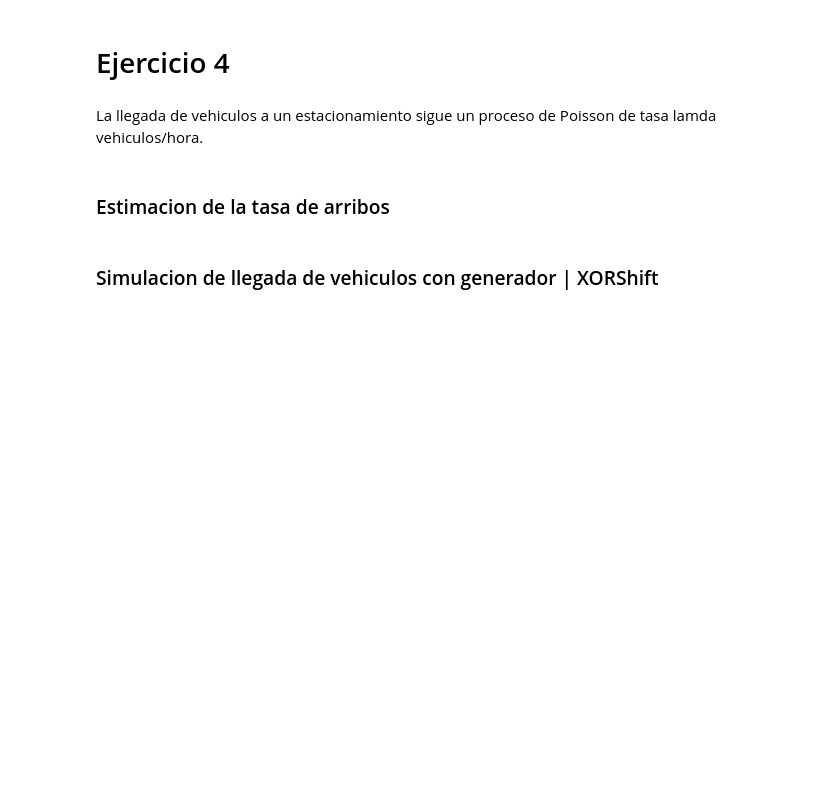
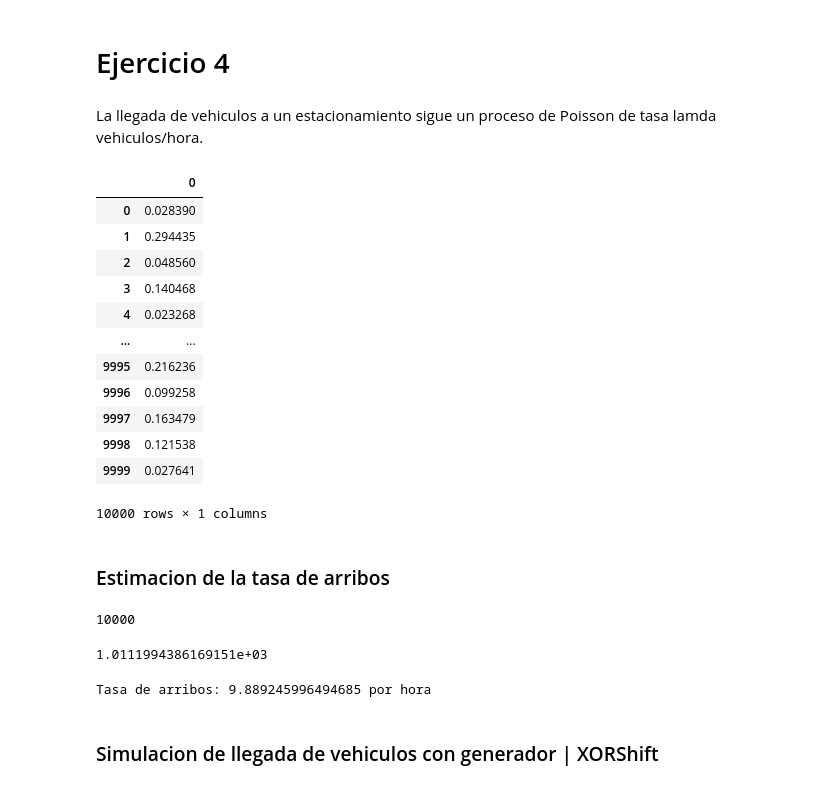
Before and after one commit to AlejandroDaneri/simulacion, a Jupyter notebook: Resolucion.ipynb, the cells around one changed output. Saved outputs shown, nothing was run; the diff lists cells and outputs as text; code cells hidden in the pictures; blank space fills up the shorter version.

```diff
--- a/Resolucion.ipynb
+++ b/Resolucion.ipynb
@@ -567,4 +648,20 @@ print("Existe evidencia para rechazar que los datos no siguen una distribución
 # %% [markdown]
 La llegada de vehiculos a un estacionamiento sigue un proceso de Poisson de tasa lamda vehiculos/hora.
 # %%
-tiempo_entre_arribos = pd.read_csv('tiempos_entre_arribos.txt', header=None)
+time_between_arrivals = pd.read_csv('tiempos_entre_arribos.txt', header=None)
+
+time_between_arrivals
+# %% [output]
+|  | 0 |
+| 0 | 0.028390 |
+| 1 | 0.294435 |
+| 2 | 0.048560 |
+| 3 | 0.140468 |
+| 4 | 0.023268 |
+| ... | ... |
+| 9995 | 0.216236 |
+| 9996 | 0.099258 |
+| 9997 | 0.163479 |
+| 9998 | 0.121538 |
+| 9999 | 0.027641 |
+10000 rows × 1 columns
@@ -573,14 +668,20 @@ tiempo_entre_arribos
 # %% [markdown]
 ### Estimacion de la tasa de arribos
 # %%
-cantidad_arribos = len(tiempo_entre_arribos)
-cantidad_arribos
+arrivals_qty = len(time_between_arrivals)
+arrivals_qty
+# %% [output]
+10000
 # %%
-tiempo_total = tiempo_entre_arribos[0].sum()
-tiempo_total
+total_time = time_between_arrivals[0].sum()
+total_time
+# %% [output]
+1.0111994386169151e+03
 # %%
-lambda_ = cantidad_arribos / tiempo_total
+lambda_ = arrivals_qty / total_time
 print("Tasa de arribos: {} por hora".format(lambda_))
+# %% [output]
+Tasa de arribos: 9.889245996494685 por hora
 # %% [markdown]
 ### Simulacion de llegada de vehiculos con generador | XORShift
 # %% [markdown]
```
Also changed, not shown: parts of 64 cells of this notebook.
